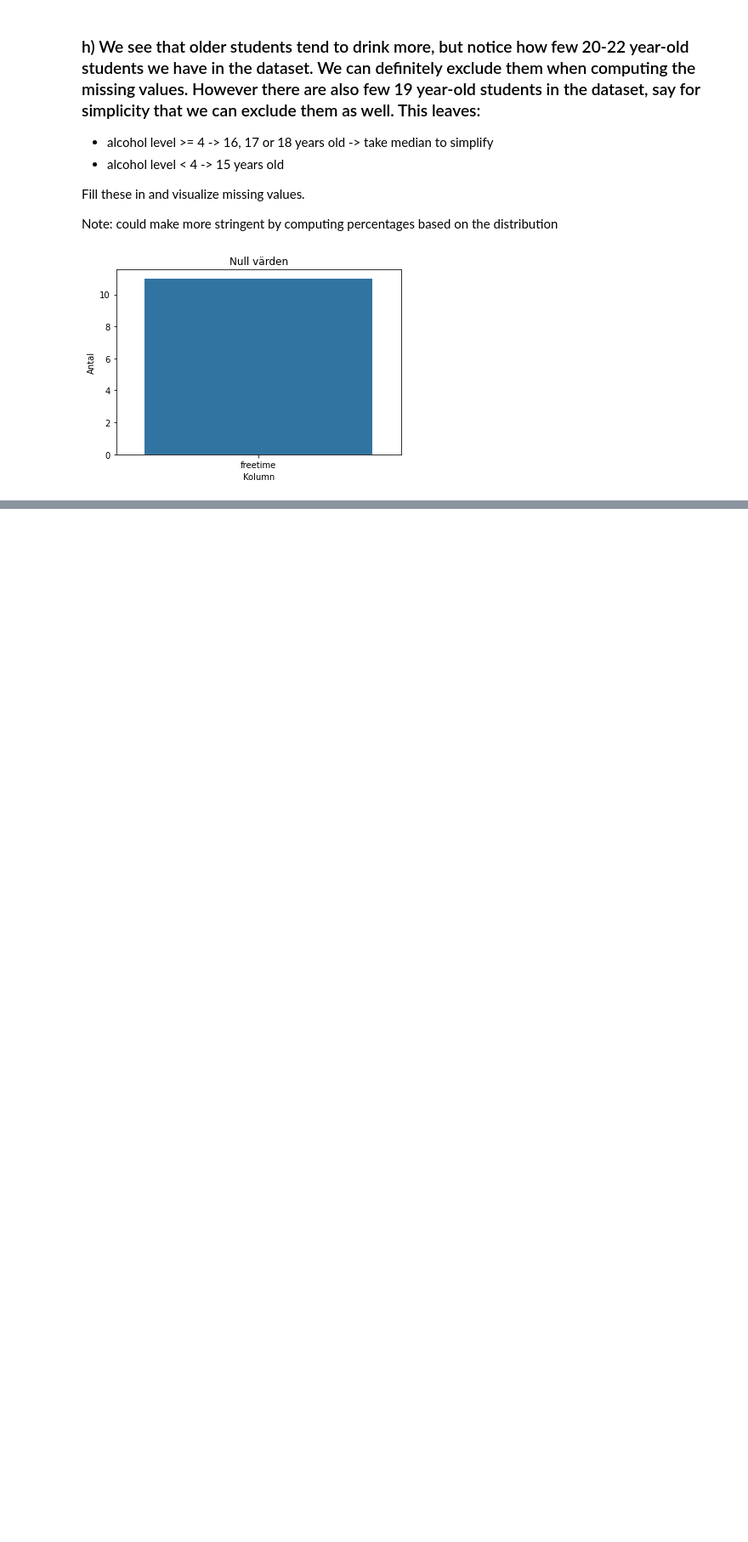
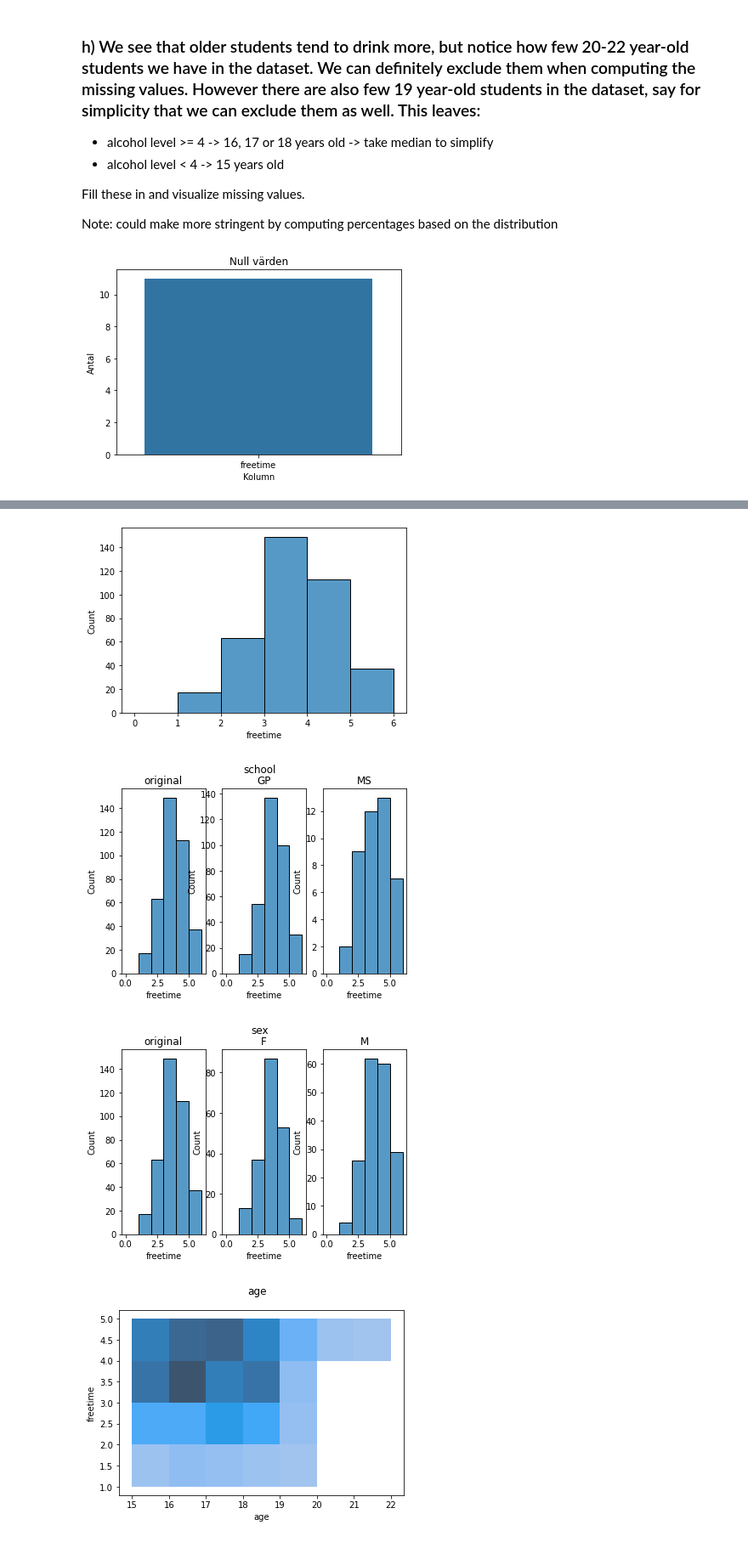
Before and after one commit to Erik-M-Larsson/Databehandling-Erik-Larsson, a Jupyter notebook: Exercises/E1.ipynb, the cells around one changed output, grey strips where cells are left out. Shown at 85% size. Cells and saved outputs as stored; diff of their text form; code cells hidden in the pictures; blank space fills up the shorter version.

```diff
--- a/Exercises/E1.ipynb
+++ b/Exercises/E1.ipynb
@@ -253,0 +291,29 @@ plot_null_columns(df6)
+# %%
+
+def apa(col: str, x: str, alt1, alt2, binrange  = None):
+    fig, ax = plt.subplots(1, 3)
+
+    sb.histplot(df6, ax=ax[0], x=x, binwidth=1, binrange=binrange)
+    ax[0].set_title("original" )
+
+    sb.histplot(df6[df6[col] == alt1], ax=ax[1], x=x, binwidth=1, binrange=binrange)
+    ax[1].set_title(alt1 )
+
+    sb.histplot(df6[df6[col] == alt2], ax=ax[2], x=x, binwidth=1, binrange=binrange)
+    ax[2].set_title(alt2)
+
+    fig.suptitle(col)
+
+sb.histplot(df6, x="freetime", binwidth=1, binrange=(0, 6))
+apa("school", "freetime", "GP", "MS", (0, 6) )
+apa("sex", "freetime", 'F', 'M', (0, 6) )
+
+fig, ax = plt.figure(), plt.axes()
+sb.histplot(df6, ax=ax, x="age", y= "freetime", binwidth=1)
+fig.suptitle("age")
+apa("address", "freetime", 'U', 'R', (0, 6) )
+# %% [output]
+[figure, added]
+[figure, added]
+[figure, added]
+[figure, added]
```
Also changed, not shown: parts of 6 cells of this notebook.
